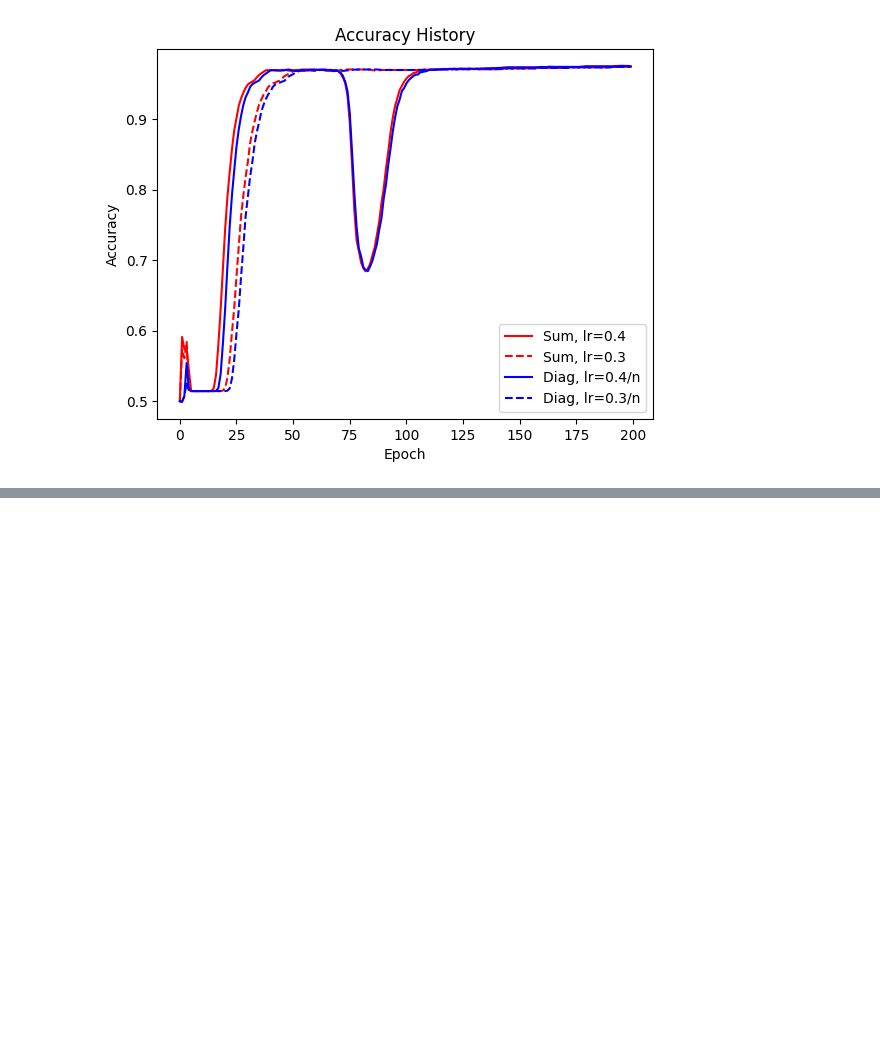
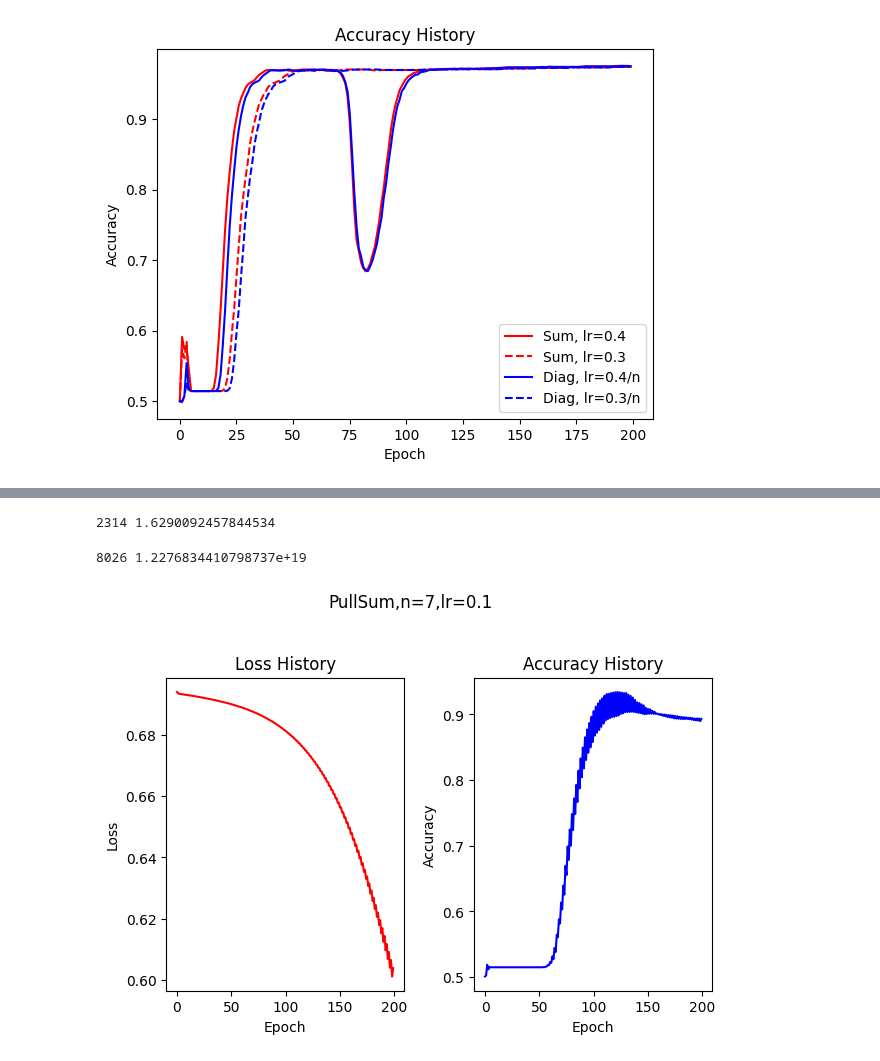
Before and after one commit to Luoxiaogan/PullSum_MNIST, a Jupyter notebook: code/神经网络实验/测试3.ipynb, the cells around one changed output, grey strips where cells are left out. Drawn from its saved outputs; the diff is of its cells as text; code cells hidden in the pictures; blank space fills up the shorter version.

```diff
--- a/code/神经网络实验/测试3.ipynb
+++ b/code/神经网络实验/测试3.ipynb
@@ -78,0 +116,26 @@ plt.show()
+# %%
+index,value=0,20
+for i in range(3000):
+    A=get_xinmeng_like_matrix(n,seed=i).T
+    epochs=500
+    _,__=test_row(A=A,epochs=epochs,if_plot=False)
+    if _ < value:
+        index,value=i,_
+print(index,value)
+# %% [output]
+2314 1.6290092457844534
+# %%
+index,value=0,10
+for i in tqdm(range(5000,10000), desc="Training Progress"):
+    A=get_xinmeng_like_matrix(n,seed=i).T
+    epochs=500
+    _,__=test_row(A=A,epochs=epochs,if_plot=False)
+    if __ > value and _ < 25:
+        index,value=i,__
+print(index,value)
+# %% [output]
+8026 1.2276834410798737e+19
+# %%
+l1,a1=train_PullSum(n=n,d=d,A=A,B=B,seed_for_model=49,criterion=nn.BCELoss(),epochs=epochs,lr=(0.1/n))
+# %% [output]
+[figure, added]
```
Also changed, not shown: parts of 5 cells of this notebook, 3 other files.
